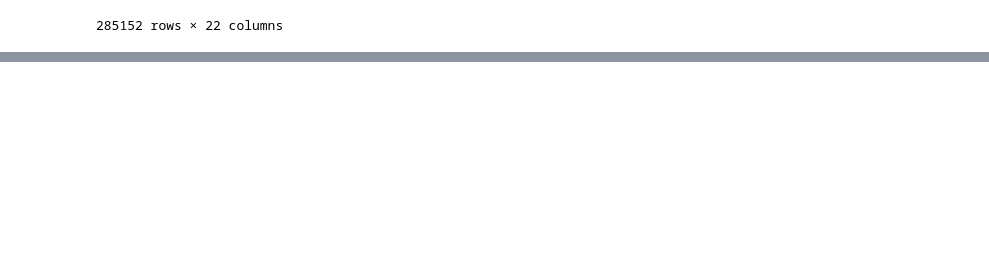
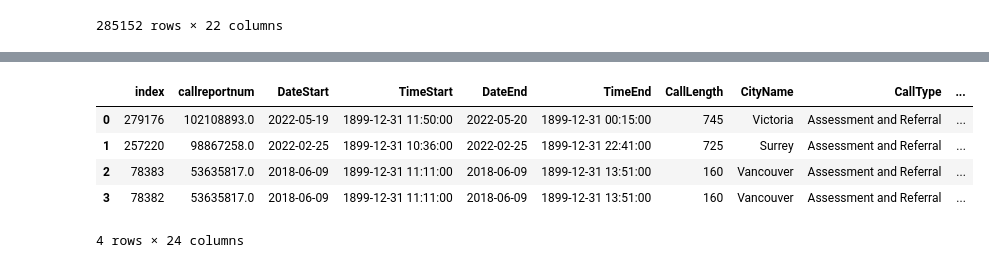
Before and after one commit to t-shah02/vanml-hacks-2023, a Jupyter notebook: notebooks/eda.ipynb, the cells around one changed output, grey strips where cells are left out. Cells and saved outputs as stored; diff of their text form; code cells hidden in the pictures; blank space fills up the shorter version.

```diff
--- a/notebooks/eda.ipynb
+++ b/notebooks/eda.ipynb
@@ -106,0 +138,18 @@ Text(0.5, 1.0, 'Median Call Length (minutes)')
+# %%
+data = joined_df
+data = data.sort_values("CallLength", ascending=False).reset_index()[:4]
+reasons = [{}]
+
+
+
+data
+# plt.bar(x=data["Mainreason"], height=data["CallLength"])
+# plt.title("Median Length of Time on ")
+# plt.show()
+# %% [output]
+|  | index | callreportnum | DateStart | TimeStart | DateEnd | TimeEnd | CallLength | CityName | CallType | ... |
+| 0 | 279176 | 102108893.0 | 2022-05-19 | 1899-12-31 11:50:00 | 2022-05-20 | 1899-12-31 00:15:00 | 745 | Victoria | Assessment and Referral | ... |
+| 1 | 257220 | 98867258.0 | 2022-02-25 | 1899-12-31 10:36:00 | 2022-02-25 | 1899-12-31 22:41:00 | 725 | Surrey | Assessment and Referral | ... |
+| 2 | 78383 | 53635817.0 | 2018-06-09 | 1899-12-31 11:11:00 | 2018-06-09 | 1899-12-31 13:51:00 | 160 | Vancouver | Assessment and Referral | ... |
+| 3 | 78382 | 53635817.0 | 2018-06-09 | 1899-12-31 11:11:00 | 2018-06-09 | 1899-12-31 13:51:00 | 160 | Vancouver | Assessment and Referral | ... |
+4 rows × 24 columns
```
Also changed, not shown: parts of 3 cells of this notebook.
